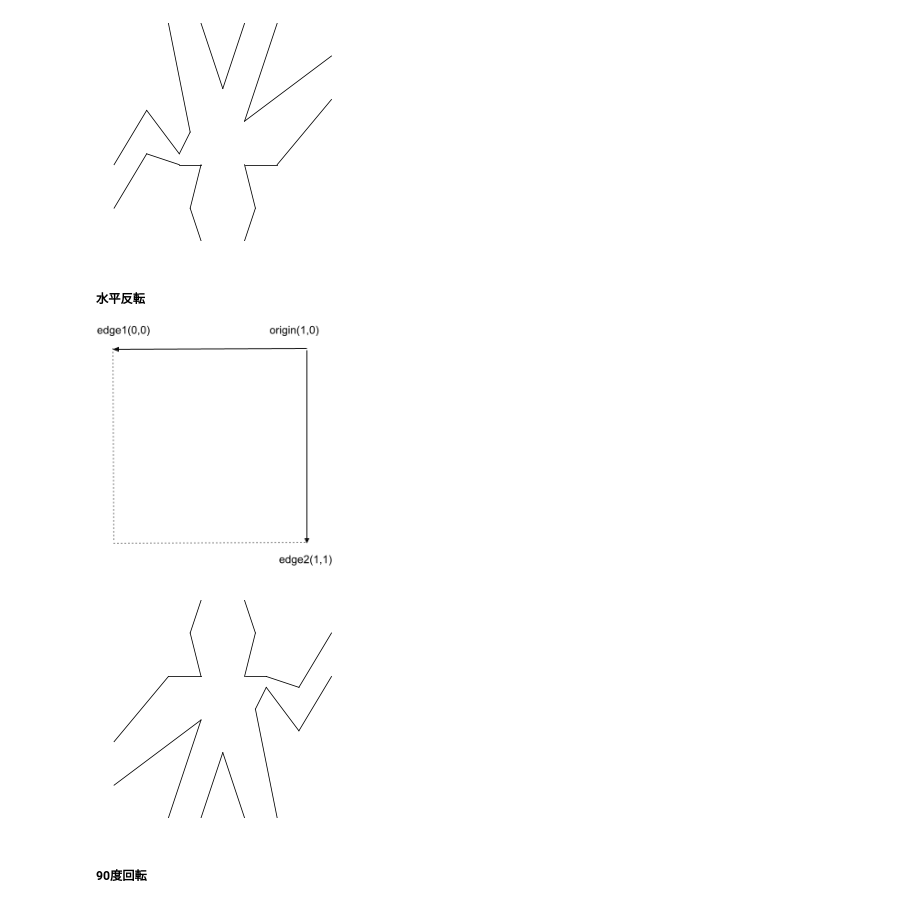
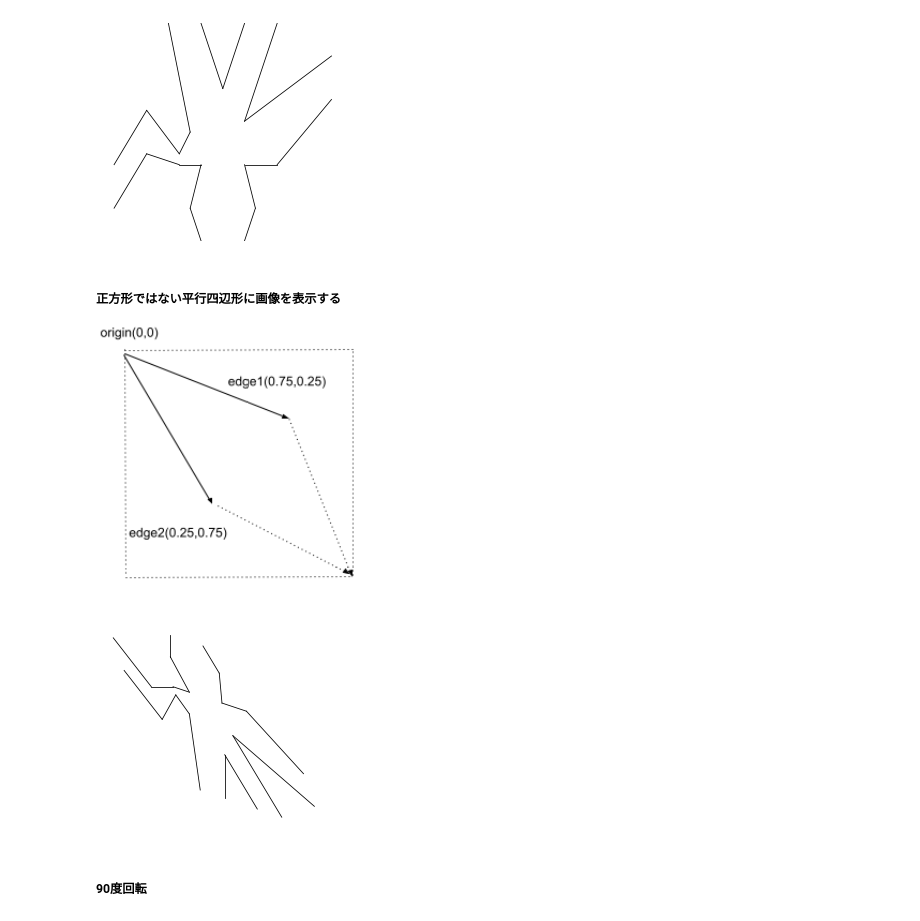
Before and after one commit to hidekuno/jupyter-sicp, a Jupyter notebook: picture_language.ipynb, the cells around one changed output. Drawn from its saved outputs; the diff is of its cells as text; code cells hidden in the pictures.

```diff
--- a/picture_language.ipynb
+++ b/picture_language.ipynb
@@ -180,18 +193,16 @@ flip_vert(wave())(frame)
 # %% [output]
 [figure]
 # %% [markdown]
-##### 水平反転
-![image.png](attachment:image.png-old)
+##### 正方形ではない平行四辺形に画像を表示する
+![image.png](attachment:image.png-new)
 # %%
-def flip_horiz(painter):
-      return transform_painter(painter,
-                               make_vect(1.0, 0.0),
-                               make_vect(0.0, 0.0),
-                               make_vect(1.0, 1.0))
 draw_init()
-flip_horiz(wave())(frame)
+transform_painter(wave(),
+                   make_vect(0.0, 0.0),
+                   make_vect(0.75, 0.25),
+                   make_vect(0.25, 0.75))(frame)
 # %% [output]
-[figure, old version]
+[figure, new version]
 # %% [markdown]
 ##### 90度回転
 # %%
```
Also changed, not shown: parts of 6 cells of this notebook.
